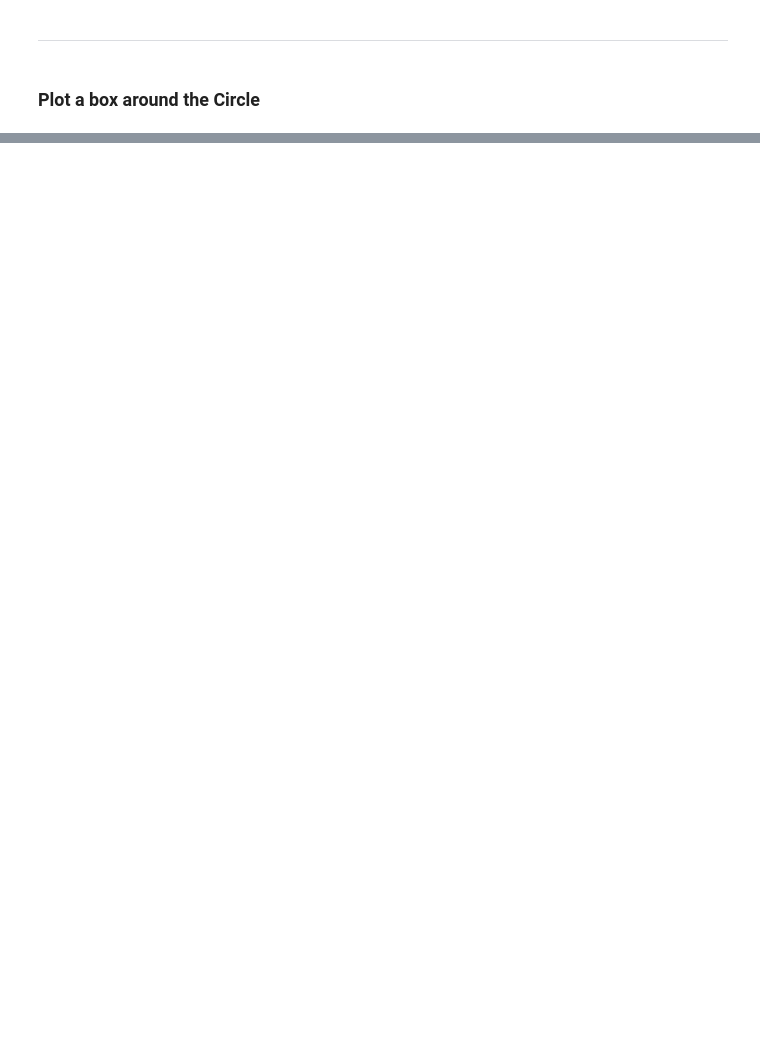
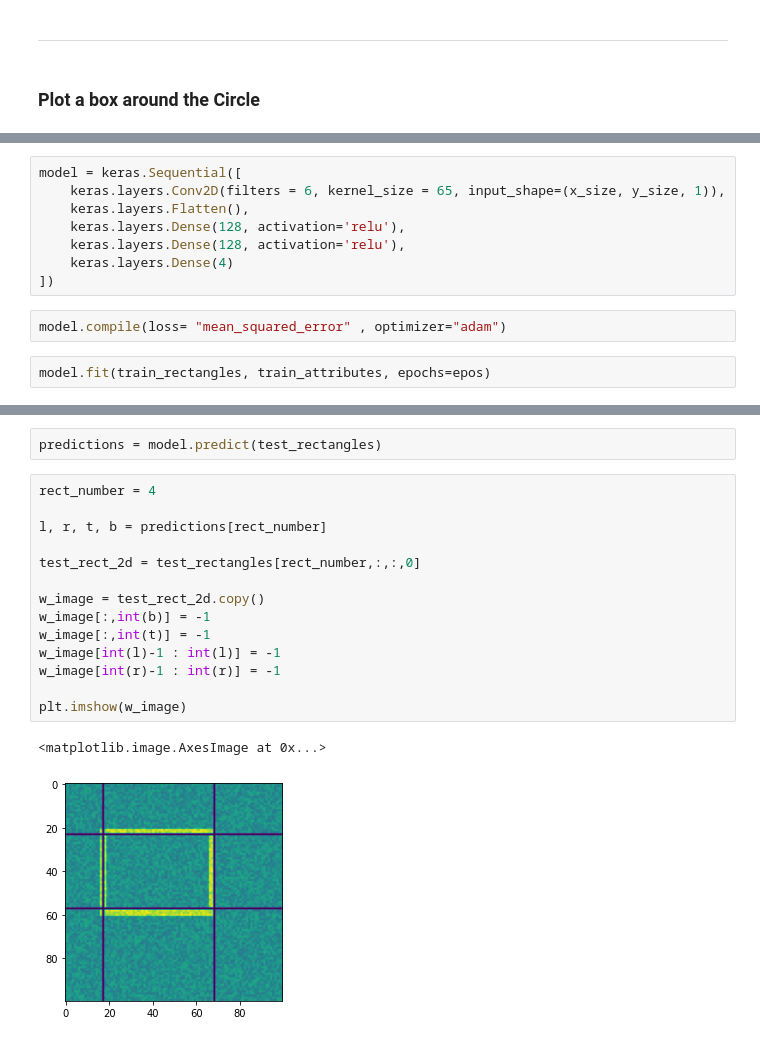
Before and after one commit to cfichtlscherer/ml, a Jupyter notebook: ml/finding_circles_2.ipynb, the cells around one changed output, grey strips where cells are left out. Drawn from its saved outputs; the diff is of its cells as text; blank space fills up the shorter version.

```diff
--- a/ml/finding_circles_2.ipynb
+++ b/ml/finding_circles_2.ipynb
@@ -162,0 +196,12 @@ plt.imshow(w_image)
+# %%
+model = keras.Sequential([
+    keras.layers.Conv2D(filters = 6, kernel_size = 65, input_shape=(x_size, y_size, 1)),
+    keras.layers.Flatten(),
+    keras.layers.Dense(128, activation='relu'),
+    keras.layers.Dense(128, activation='relu'),
+    keras.layers.Dense(4)
+])
+# %%
+model.compile(loss= "mean_squared_error" , optimizer="adam")
+# %%
+model.fit(train_rectangles, train_attributes, epochs=epos)
@@ -162,0 +232,19 @@ plt.imshow(w_image)
+# %%
+predictions = model.predict(test_rectangles)
+# %%
+rect_number = 4
+
+l, r, t, b = predictions[rect_number]
+
+test_rect_2d = test_rectangles[rect_number,:,:,0]
+
+w_image = test_rect_2d.copy()
+w_image[:,int(b)] = -1
+w_image[:,int(t)] = -1
+w_image[int(l)-1 : int(l)] = -1
+w_image[int(r)-1 : int(r)] = -1
+
+plt.imshow(w_image)
+# %% [output]
+<matplotlib.image.AxesImage at 0x...>
+[figure, added]
```
Also changed, not shown: parts of 19 cells of this notebook, 1 other file.
